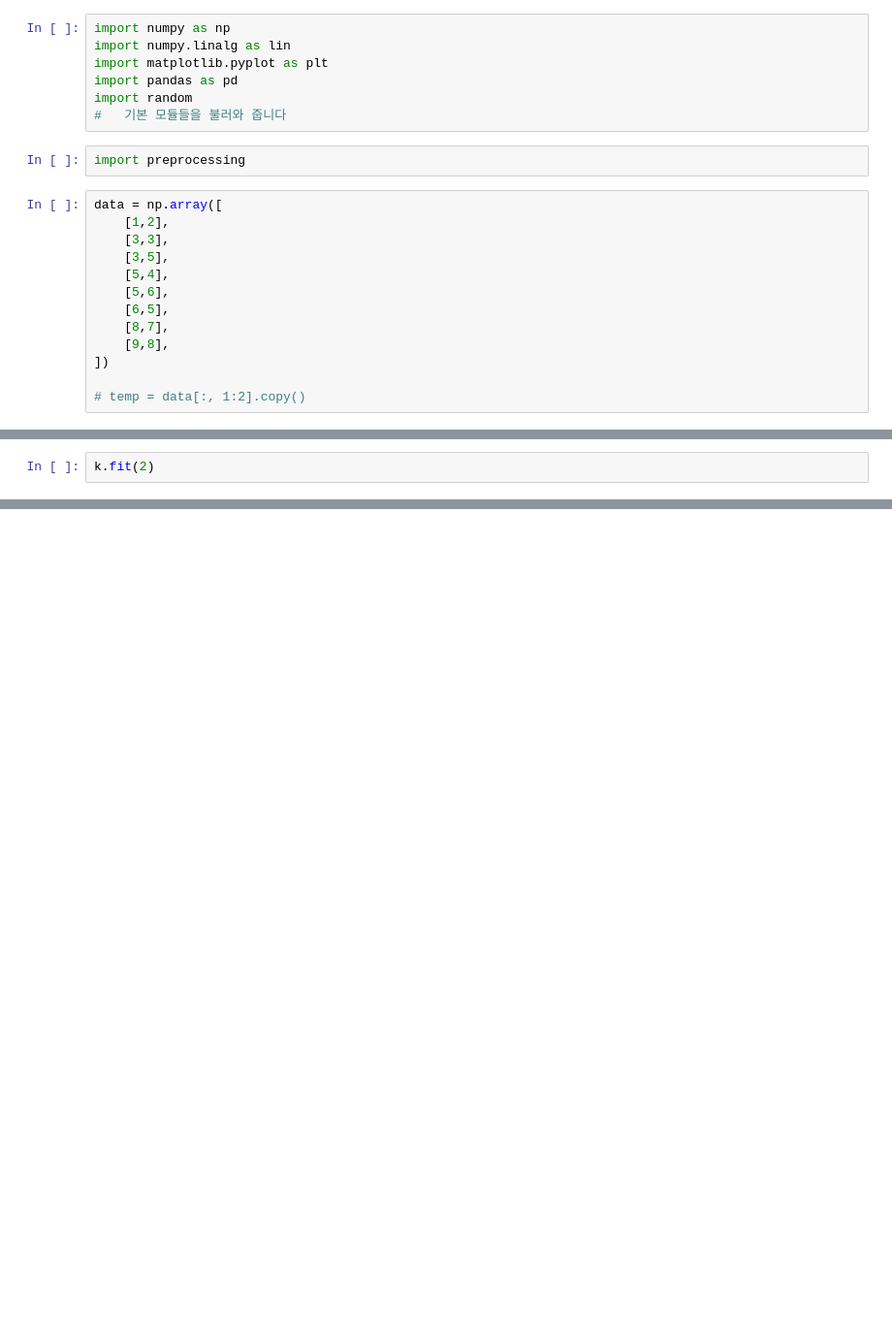
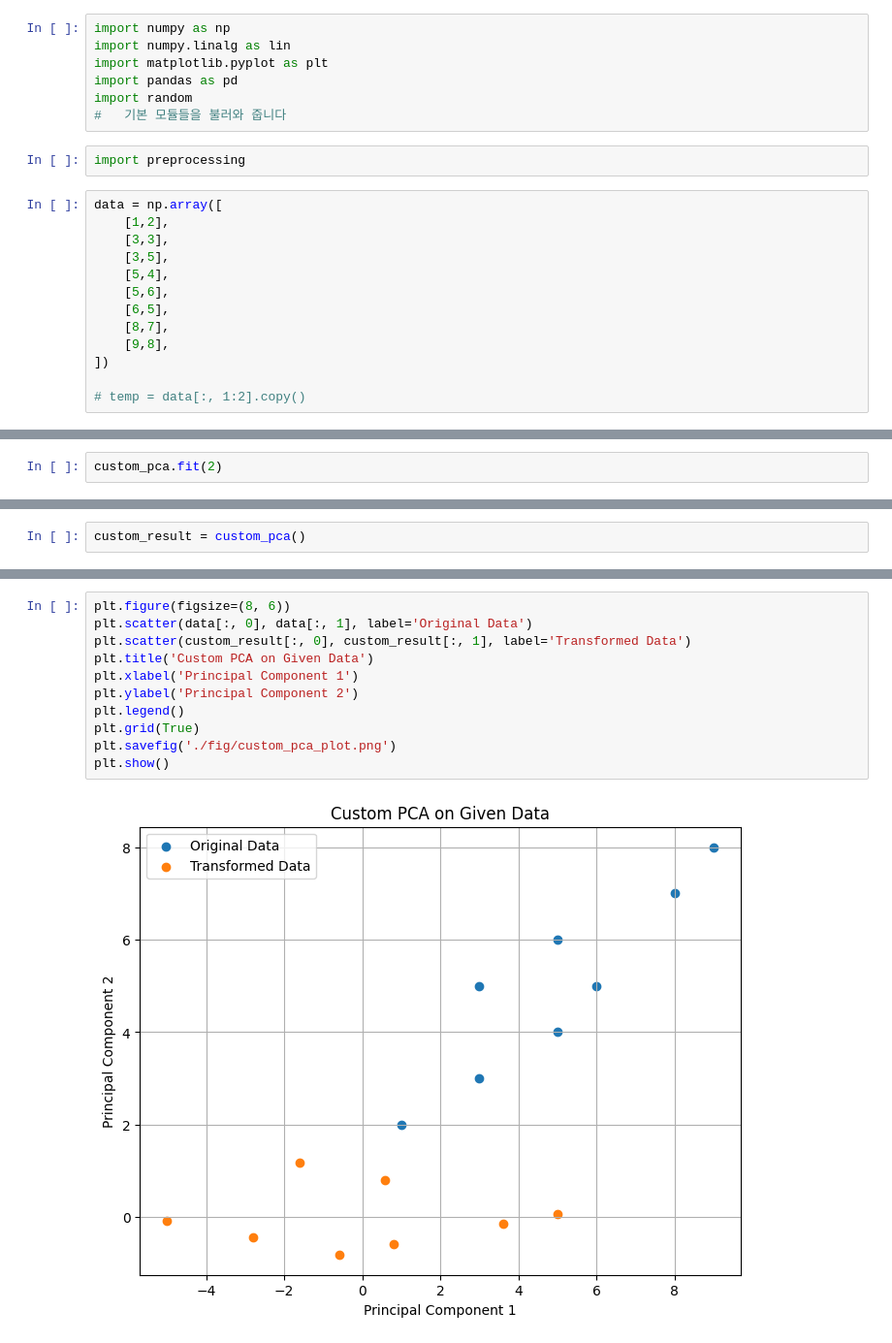
Before and after one commit to kyumly/CSW6001-HW, a Jupyter notebook: pca.ipynb, the cells around one changed output, grey strips where cells are left out. Shown: that part at 97% size. Drawn from its saved outputs; the diff is of its cells as text; blank space fills up the shorter version.

```diff
--- a/pca.ipynb
+++ b/pca.ipynb
@@ -129,2 +39,2 @@ print(k.get_scatter_matrix())
 # %%
-k.fit(2)
+custom_pca.fit(2)
@@ -155,2 +41,4 @@ print(a.reconstruct(1))
+# %%
+custom_result = custom_pca()
 # %%
 from sklearn.decomposition import PCA
@@ -245,0 +94,13 @@ print(k.get_scatter_matrix())
+# %%
+plt.figure(figsize=(8, 6))
+plt.scatter(data[:, 0], data[:, 1], label='Original Data')
+plt.scatter(custom_result[:, 0], custom_result[:, 1], label='Transformed Data')
+plt.title('Custom PCA on Given Data')
+plt.xlabel('Principal Component 1')
+plt.ylabel('Principal Component 2')
+plt.legend()
+plt.grid(True)
+plt.savefig('./fig/custom_pca_plot.png')
+plt.show()
+# %% [output]
+[figure, added]
```
Also changed, not shown: parts of 23 cells of this notebook, 6 other files.
